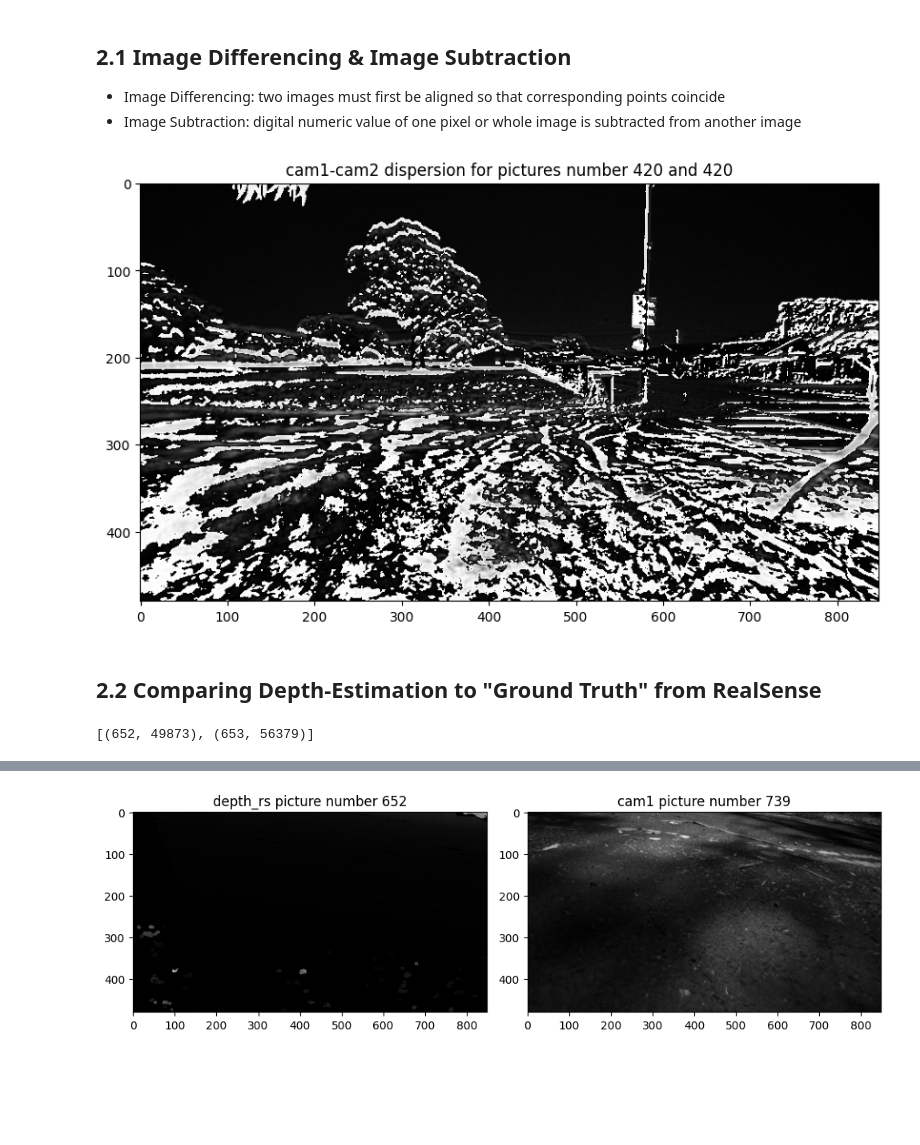
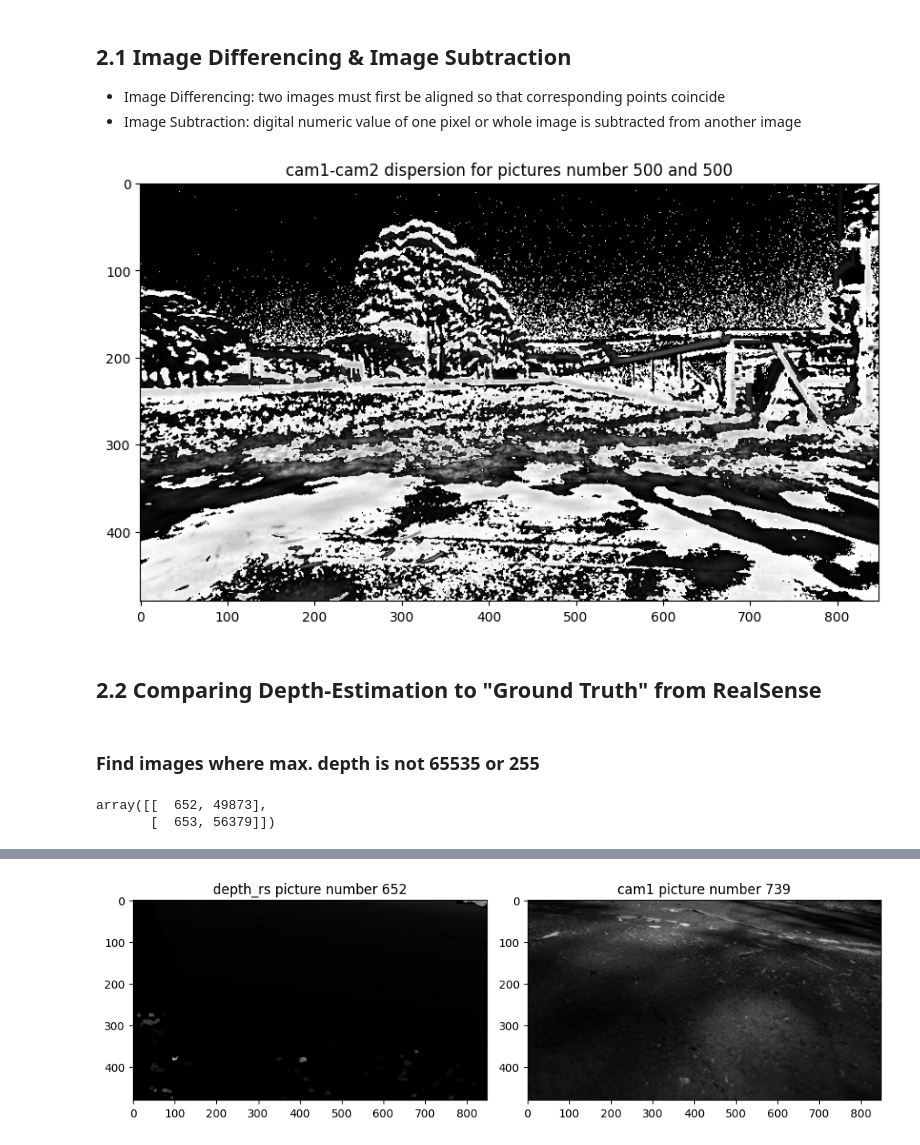
Before and after one commit to rwittmuess/Monocular_Depth_Estimation_Performance, a Jupyter notebook: eval_performance.ipynb, the cells around one changed output, grey strips where cells are left out. Cells and saved outputs as stored; diff of their text form; code cells hidden in the pictures; blank space fills up the shorter version.

Commit message:
Update eval and helper

```diff
--- a/eval_performance.ipynb
+++ b/eval_performance.ipynb
@@ -136,26 +133,24 @@ data = eval_utils.load_pickle(data_filename)
 * Image Differencing: two images must first be aligned so that corresponding points coincide
 * Image Subtraction: digital numeric value of one pixel or whole image is subtracted from another image
 # %%
+frame1=500
+frame2=500
+
 eval_utils.create_differencing_plot(frame1, frame2, data, cam1rgb_key, cam2rgb_key, test_run, model_type)
 # %% [output]
-[figure, old version]
+[figure, new version]
 # %% [markdown]
 ## 2.2 Comparing Depth-Estimation to "Ground Truth" from RealSense
-# %%
-# get max. depth in every depth-picture
-max_measured_depth = []
-for frame in data[test_run][model_type][camdepth_key]:
-    max_measured_depth.append(frame.max())
-
-# find depth-pictures in which max. depth is not 65535 = (2**16)-1
-indices_not_max_depth = []      # (index_ value)
-for i in range(len(max_measured_depth)):
-    if max_measured_depth[i] != 65535:
-        indices_not_max_depth.append((i, max_measured_depth[i]))
-
-indices_not_max_depth
-# %% [output]
-[(652, 49873), (653, 56379)]
+# %% [markdown]
+### Find images where max. depth is not 65535 or 255
+# %%
+max_depth_measured = eval_utils.get_max_depth_in_frames(data, test_run, model_type, camdepth_key)
+
+indices_not_max_depth_measured = eval_utils.get_indices_images_not_max_depth([max(max_depth_measured)], max_depth_measured)
+indices_not_max_depth_measured
+# %% [output]
+array([[  652, 49873],
+       [  653, 56379]])
 # %%
 eval_utils.get_closest_index(bag_file_name, topic_depth, 652, topic_cam1)
 # %% [output]
```
Also changed, not shown: parts of 17 cells of this notebook, 1 other file.
